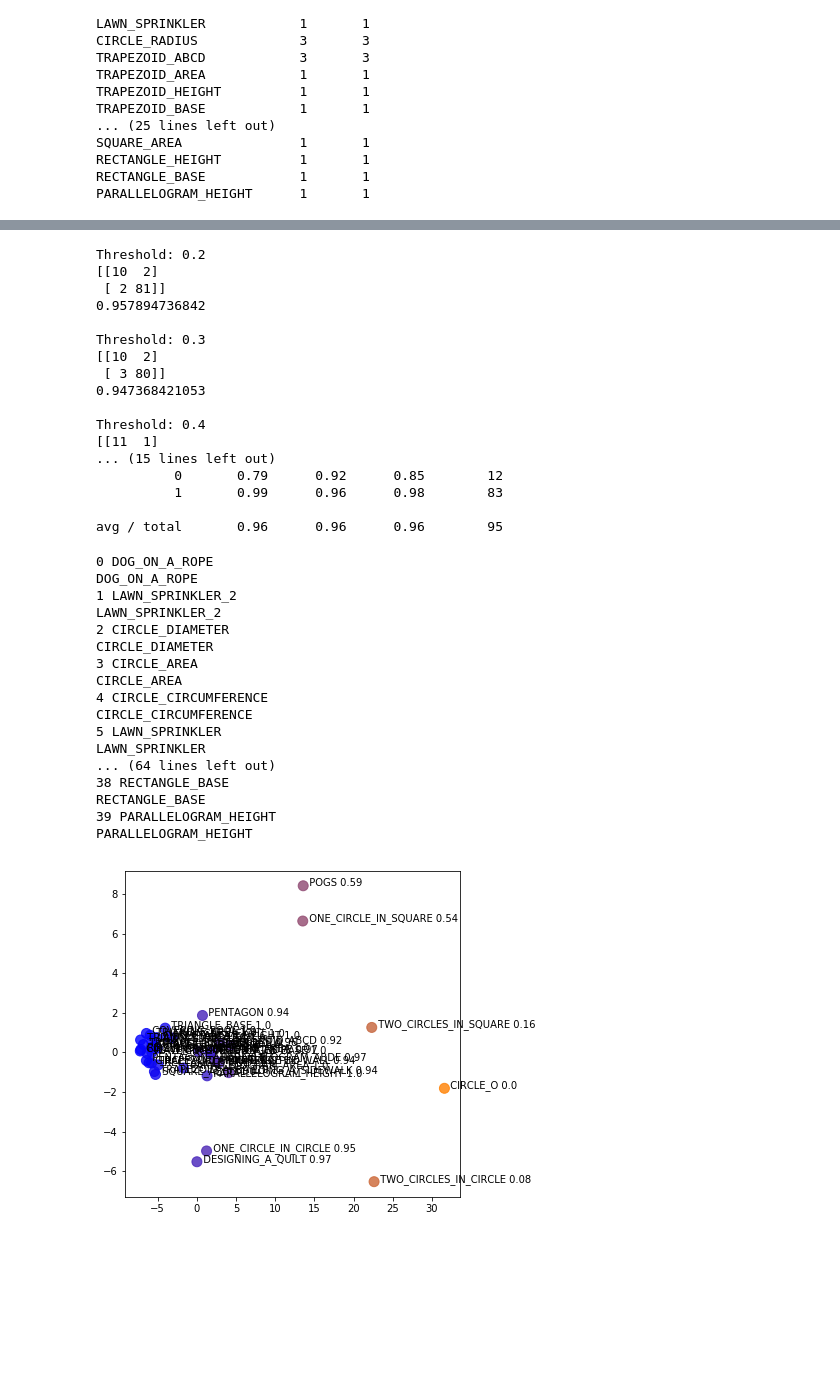
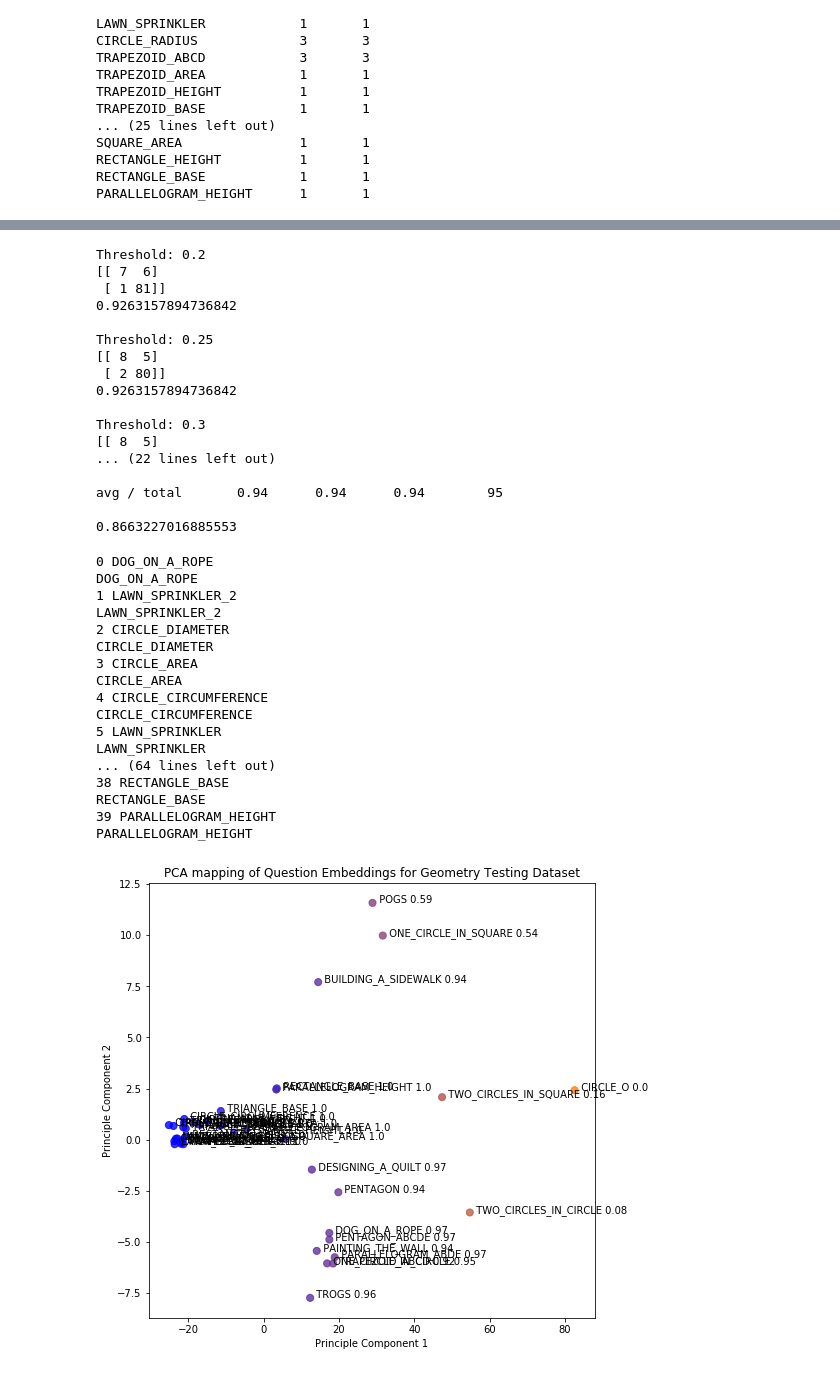
Before and after one commit to rjm49/mltm, a Jupyter notebook: next_gen/KK Geometry Data.ipynb, the cells around one changed output, grey strips where cells are left out. Cells and saved outputs as stored; diff of their text form; code cells hidden in the pictures; blank space fills up the shorter version.

```diff
--- a/next_gen/KK Geometry Data.ipynb
+++ b/next_gen/KK Geometry Data.ipynb
@@ -405,21 +536,36 @@ n_ones = sum( pfz==1 )
 n_halves = sum( pfz==0.5 )
 tot = len(pfz)
 
-one_w = float(n_zeros/n_ones) #(tot-n_ones)/n_ones
-zero_w = 1 #int(n_ones/n_zeros)#n_ones/n_zeros#(tot-n_zeros)/n_zeros
+print("class volumes")
+print(n_zeros)
+print(n_ones)
+print(n_halves)
+
+one_w = 1
+zero_w = float(n_ones/n_zeros) #int(n_ones/n_zeros)#n_ones/n_zeros#(tot-n_zeros)/n_zeros
 # half_w = (tot-n_halves)/n_halves
 print("one class weighted as:", one_w)
 print("zero class weighted as:", zero_w)
 
-class_wgts = {0: zero_w,
-                1: one_w,
-               }
+# class_wgts = {0: zero_w,
+#                 1: one_w,
+#                }
+
+# class_wgts = [zero_w, one_w]
+
+from sklearn.utils.class_weight import compute_class_weight
+class_wgts = compute_class_weight("balanced",[0,1],numpy.ravel(pfz))
+class_wgts = class_wgts / min(class_wgts)
+
+print(class_wgts)
 
 # sample_weights = numpy.array([ one_w if s==1 else (zero_w if s==0 else half_w) for s in pfz ]).flatten()
 # print(sample_weights.shape)
 
 
-print("Wait!", numpy.sum(numpy.abs(qn_table.get_weights()[0])))
-m.fit(x=[qz,sz], y=pfz, batch_size=100, epochs=10000, validation_split=0.1, class_weight=class_wgts, callbacks=[es])
-print("Hwꜻt!",numpy.sum(numpy.abs(qn_table.get_weights()[0])))
+# print("Wait!", numpy.sum(numpy.abs(qn_table.get_weights()[0])))
+bs = 32#len(pfz)#//50
+for m in ms:
+    m.fit(x=[qz,sz], y=pfz, batch_size=bs, epochs=10000, validation_split=0.1, class_weight=class_wgts, callbacks=[es])
+# print("Hwꜻt!",numpy.sum(numpy.abs(qn_table.get_weights()[0])))
 # %% [output]
@@ -484,8 +625,8 @@ obvsd acc 0.957894736842
 # %%
 from sklearn.metrics import confusion_matrix
-from sklearn.metrics import classification_report
+from sklearn.metrics import classification_report, f1_score
 
-for threshold in [0.2, 0.3, 0.4, 0.5, 0.6]:
+for threshold in [0.2, 0.25, 0.3, 0.4, 0.5, 0.6]:
     print("Threshold:", threshold)
     bool_preds = (preds >= threshold)
     print(confusion_matrix(tpfz, bool_preds))
@@ -494,24 +635,25 @@ for threshold in [0.2, 0.3, 0.4, 0.5, 0.6]:
 
 bool_preds = (preds >= .5)
 print(classification_report(tpfz, bool_preds))
+print(f1_score(tpfz, bool_preds, average="macro"))
 # %% [output]
 Threshold: 0.2
-[[10  2]
- [ 2 81]]
-0.957894736842
+[[ 7  6]
+ [ 1 81]]
+0.9263157894736842
+
+Threshold: 0.25
+[[ 8  5]
+ [ 2 80]]
+0.9263157894736842
 
 Threshold: 0.3
-[[10  2]
- [ 3 80]]
-0.947368421053
+[[ 8  5]
+... (22 lines left out)
 
-Threshold: 0.4
-[[11  1]
-... (15 lines left out)
-          0       0.79      0.92      0.85        12
-          1       0.99      0.96      0.98        83
+avg / total       0.94      0.94      0.94        95
 
-avg / total       0.96      0.96      0.96        95
+0.8663227016885553
 # %%
 from sklearn.decomposition import PCA
 from sklearn.preprocessing import StandardScaler
@@ -532,9 +674,11 @@ select_ixs = list(numpy.unique(all_qz.flatten()))
 #         tmp.append(ix)
 # select_ixs = tmp
 
-q_weights = qn_table.get_weights()[0]
+# q_weights = qn_table.get_weights()[0]
+q_weights = m.get_layer("qn_embedding").get_weights()[0]
 min_q = numpy.min(q_weights)
-min_s = numpy.min(s_table.get_weights()[0])
+# min_s = numpy.min(s_table.get_weights()[0])
+min_s = numpy.min(m.get_layer("alphas").get_weights()[0] )
 min_w = min(min_q, min_s)
 
 q_weights = (q_weights - min_w)
@@ -546,7 +690,7 @@ itemz_2 = pca.fit_transform(q_weights)
 
 
 fig = plt.gcf()
-fig.set_size_inches(6, 6)
+fig.set_size_inches(8, 8)
 
 import scipy, math
 norms = []
@@ -563,7 +707,7 @@ rgba_colours = numpy.array([(n,n/2,1-n,0.8) for n in norms])
 
 #n = len(itemz_2)
 # fig.gca().scatter(itemz_2[n:,0], itemz_2[n:,1], alpha=0.7)
-fig.gca().scatter(itemz_2[select_ixs,0], itemz_2[select_ixs,1], color=rgba_colours, s=100)
+fig.gca().scatter(itemz_2[select_ixs,0], itemz_2[select_ixs,1], color=rgba_colours, s=50)
 for qix in select_ixs: # set(tqz.flatten()):
     add_star=False
     if sum(qz==qix)==0:
@@ -576,34 +720,37 @@ for qix in select_ixs: # set(tqz.flatten()):
     print(qid)
     x,y = itemz_2[qix,0], itemz_2[qix,1]
 #     fig.gca().plot([x,xh],[y,yh],color="#aaaaaa")
     prate = q_pass[qid]/q_atts[qid]
     kcs = p_kc[qid]
 #     kcs = "\n".join([k[4:] for k in kcs])
     steps = len(p_st[qid])
     fig.gca().annotate("  {} {}".format(qid,round(prate,2)), (itemz_2[qix,0], itemz_2[qix,1]))
 #     fig.gca().annotate("{} {}x{}".format(qid,steps,kcs), (itemz_2[q,0], itemz_2[q,1]))
 #     fig.gca().annotate("{} {}\n({} {}) {}".format(("***" if add_star else ""), qid, steps, len(kcs), round(prate,2), round(norm,2)), (itemz_2[qix,0], itemz_2[qix,1]))
 #     fig.gca().annotate("{} {}\n({})".format(("***" if add_star else ""), qid, kcs), (itemz_2[qix,0], itemz_2[qix,1]))
+fig.gca().set_title("PCA mapping of Question Embeddings for Geometry Testing Dataset")
+fig.gca().set_xlabel("Principle Component 1")
+fig.gca().set_ylabel("Principle Component 2")
 fig.show()
 # %% [output]
 0 DOG_ON_A_ROPE
 DOG_ON_A_ROPE
 1 LAWN_SPRINKLER_2
 LAWN_SPRINKLER_2
 2 CIRCLE_DIAMETER
 CIRCLE_DIAMETER
 3 CIRCLE_AREA
 CIRCLE_AREA
 4 CIRCLE_CIRCUMFERENCE
 CIRCLE_CIRCUMFERENCE
 5 LAWN_SPRINKLER
 LAWN_SPRINKLER
 ... (64 lines left out)
 38 RECTANGLE_BASE
 RECTANGLE_BASE
 39 PARALLELOGRAM_HEIGHT
 PARALLELOGRAM_HEIGHT
-[figure, old version]
+[figure, new version]
 # %%
 import sys
 numpy.set_printoptions(precision=4, suppress=True, threshold=sys.maxsize)
```
Also changed, not shown: parts of 17 cells of this notebook, 52 other files.
